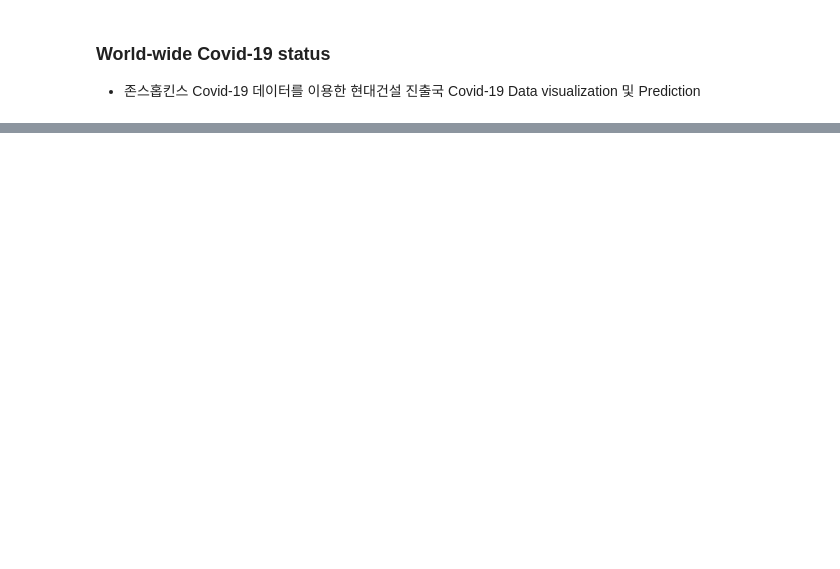
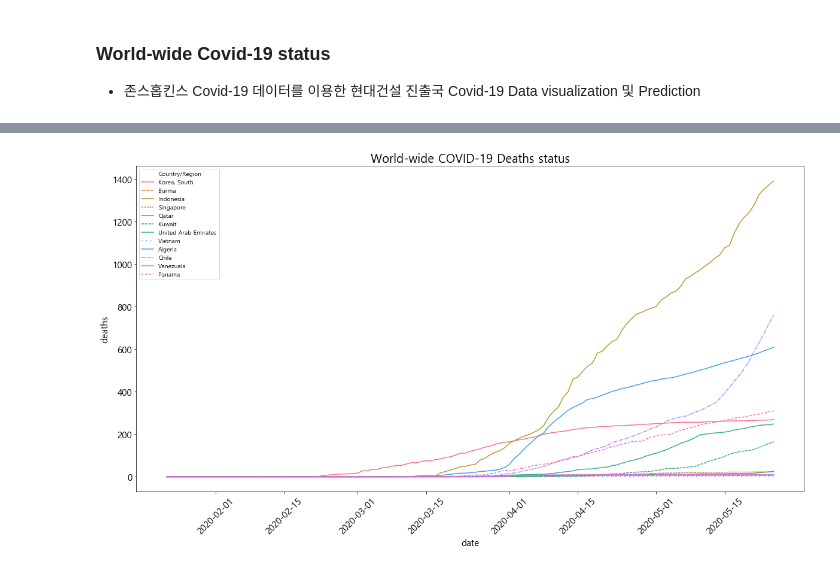
Before and after one commit to internetian/Data-Factory, a Jupyter notebook: COVID-19 Status in World-wide.ipynb, the cells around one changed output, grey strips where cells are left out. Cells and saved outputs as stored; diff of their text form; code cells hidden in the pictures; blank space fills up the shorter version.

```diff
--- a/COVID-19 Status in World-wide.ipynb
+++ b/COVID-19 Status in World-wide.ipynb
@@ -177,0 +145,19 @@ Name: Korea, South, Length: 125, dtype: float64
+# %%
+#진출국 사망자Time Series data visualization
+
+plt.figure(figsize=(20,10))
+plt.title('World-wide COVID-19 Deaths status', fontsize=20)
+plt.xticks(fontsize=15,rotation=45)
+plt.yticks(fontsize=15)
+plt.xlabel('x',size=15)
+plt.ylabel('y',size=15)
+sns.set_color_codes(palette='bright')
+
+dash_styles = ["",(4, 1),"",(2, 1),"",(3, 1),
+               "",(1, 4, 1, 4),"",(4, 1, 1, 1),"",(2, 2, 3, 1.5)]
+
+ax=sns.lineplot(x='date',y='deaths',hue='Country/Region', style='Country/Region',dashes=dash_styles, data=ttl_df)
+
+plt.show()
+# %% [output]
+[figure, added]
```
Also changed, not shown: parts of 15 cells of this notebook.
